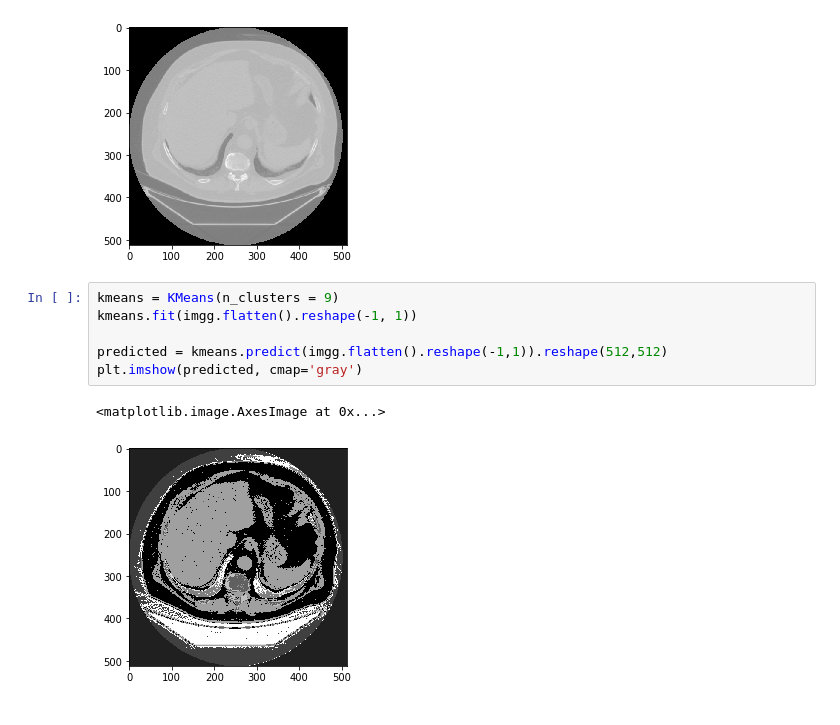
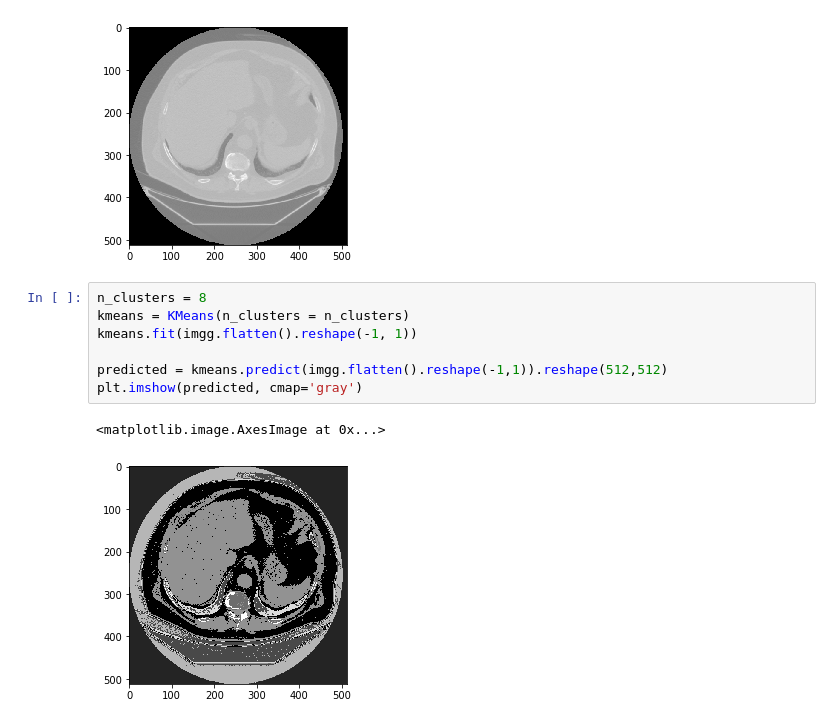
Before and after one commit to IUCVLab/ctscan, a Jupyter notebook: Aorta Segmentation of CT scan Images.ipynb, the cells around one changed output. Saved outputs shown, nothing was run; the diff lists cells and outputs as text.

```diff
--- a/Aorta Segmentation of CT scan Images.ipynb
+++ b/Aorta Segmentation of CT scan Images.ipynb
@@ -54,11 +55,12 @@ plt.imshow(imgg, cmap='gray')
 <matplotlib.image.AxesImage at 0x...>
 [figure]
 # %%
-kmeans = KMeans(n_clusters = 9)
+n_clusters = 8
+kmeans = KMeans(n_clusters = n_clusters)
 kmeans.fit(imgg.flatten().reshape(-1, 1))
 
 predicted = kmeans.predict(imgg.flatten().reshape(-1,1)).reshape(512,512)
 plt.imshow(predicted, cmap='gray')
 # %% [output]
 <matplotlib.image.AxesImage at 0x...>
-[figure, old version]
+[figure, new version]
```
Also changed, not shown: parts of 5 cells of this notebook.
